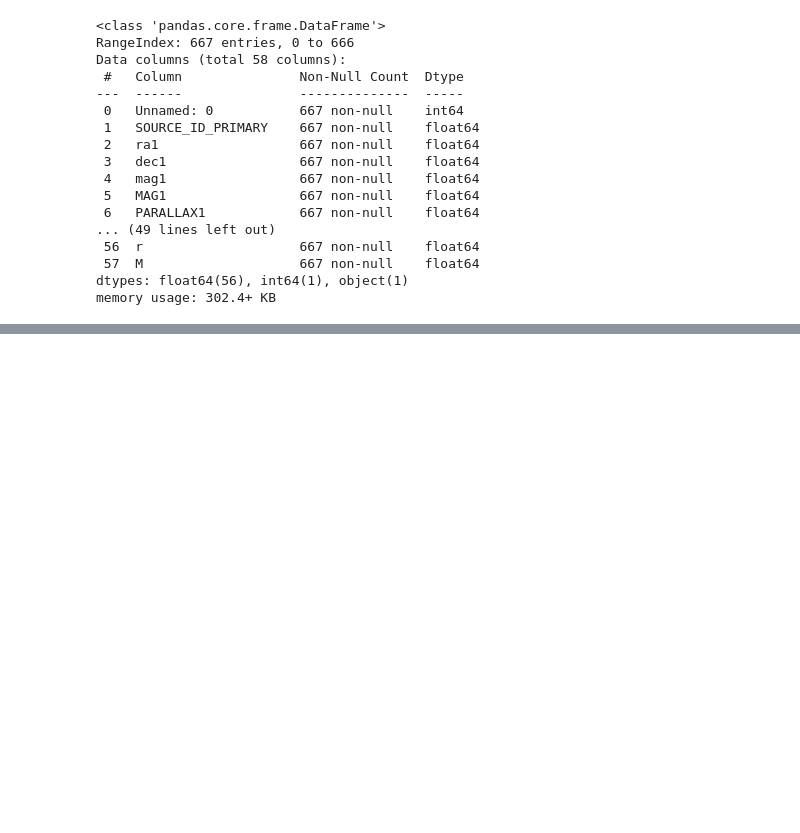
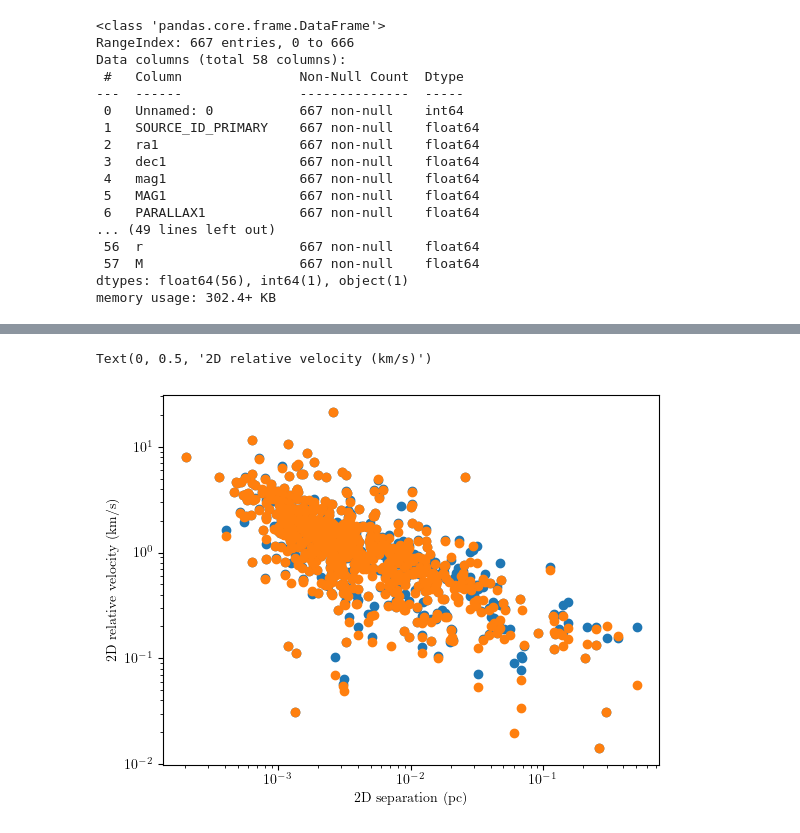
Before and after one commit to aaguayoo/binary-statistics, a Jupyter notebook: python/notebooks/hidden_tertiaries.ipynb, the cells around one changed output, grey strips where cells are left out. Saved outputs shown, nothing was run; the diff lists cells and outputs as text; code cells hidden in the pictures; blank space fills up the shorter version.

Commit message:
feat: Se agregaron hidden_tertiaries

```diff
--- a/python/notebooks/hidden_tertiaries.ipynb
+++ b/python/notebooks/hidden_tertiaries.ipynb
@@ -236,0 +300,22 @@ plt.hist(new_binary_dataframe["PARALLAX1"], bins=100)
+# %%
+new_binary_dataframe["vp_A_x"] = new_binary_dataframe.apply(lambda x: -x.v3D_A*np.sin(x.phi_A), axis=1)
+new_binary_dataframe["vp_A_y"] = new_binary_dataframe.apply(lambda x: x.v3D_A*np.cos(x.phi_A), axis=1)
+# %%
+new_binary_dataframe["vp_B_x"] = new_binary_dataframe.apply(lambda x: -x.v3D_B*np.sin(x.phi_B), axis=1)
+new_binary_dataframe["vp_B_y"] = new_binary_dataframe.apply(lambda x: x.v3D_B*np.cos(x.phi_B), axis=1)
+# %%
+new_binary_dataframe["vp_X"] = new_binary_dataframe.apply(lambda x: x.vp_x + x.vp_A_x*x.eta_phot_A + x.vp_B_x*x.eta_phot_B, axis=1)
+new_binary_dataframe["vp_Y"] = new_binary_dataframe.apply(lambda x: x.vp_y + x.vp_A_y*x.eta_phot_A + x.vp_B_y*x.eta_phot_B, axis=1)
+# %%
+new_binary_dataframe["v2D_tertiaries"] = new_binary_dataframe.apply(lambda x: np.sqrt(x.vp_X**2 + x.vp_Y**2), axis=1)
+# %%
+fig, ax = plt.subplots()
+ax.scatter(new_binary_dataframe["r"],new_binary_dataframe["v2D_tertiaries"])
+ax.scatter(new_binary_dataframe["r"],np.sqrt(new_binary_dataframe["vp_x"]**2 + new_binary_dataframe["vp_y"]**2))
+plt.xscale("log")
+plt.yscale("log")
+ax.set_xlabel("2D separation (pc)")
+ax.set_ylabel("2D relative velocity (km/s)")
+# %% [output]
+Text(0, 0.5, '2D relative velocity (km/s)')
+[figure, added]
```
Also changed, not shown: parts of 23 cells of this notebook, 1 other file.
